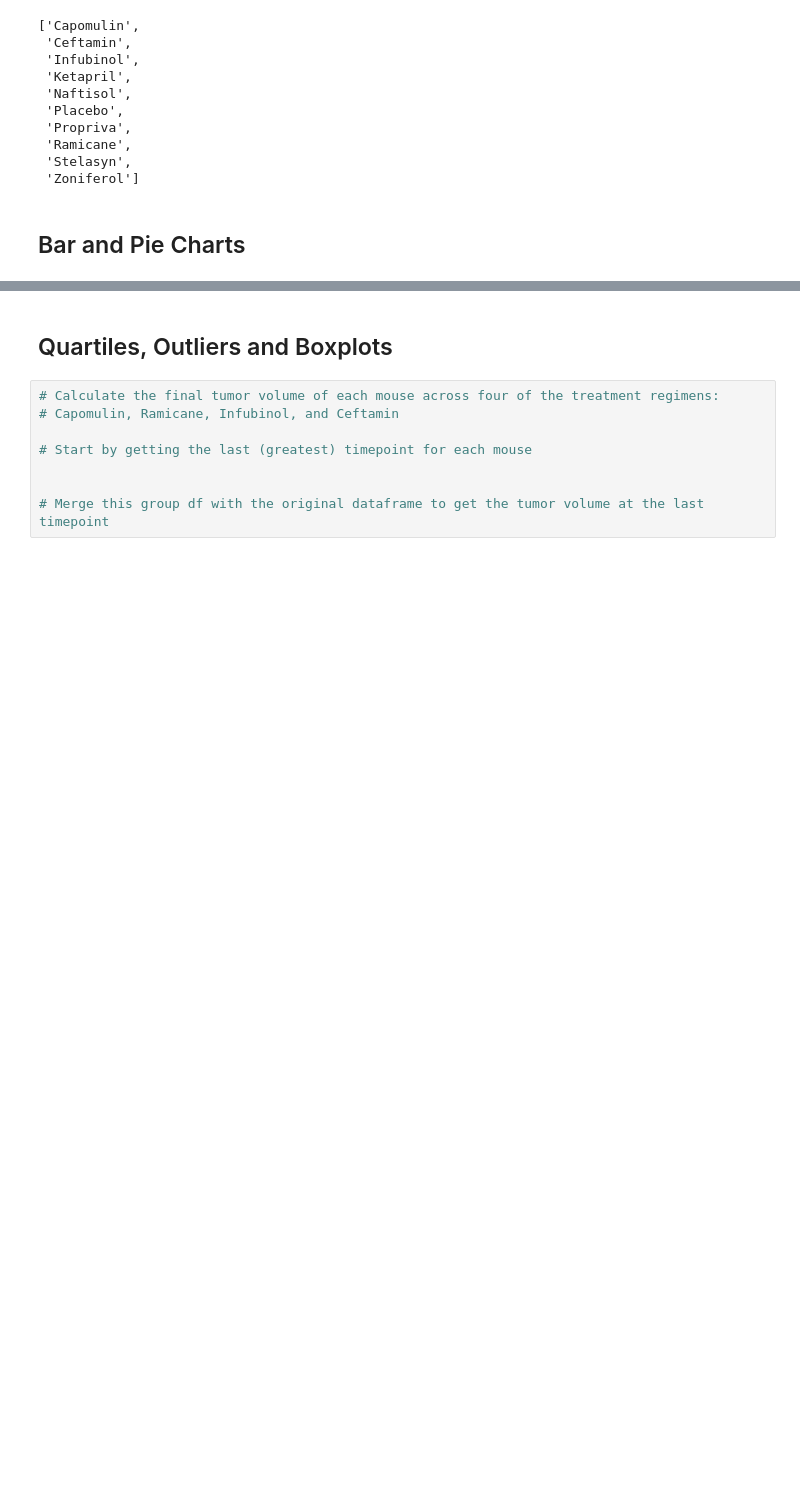
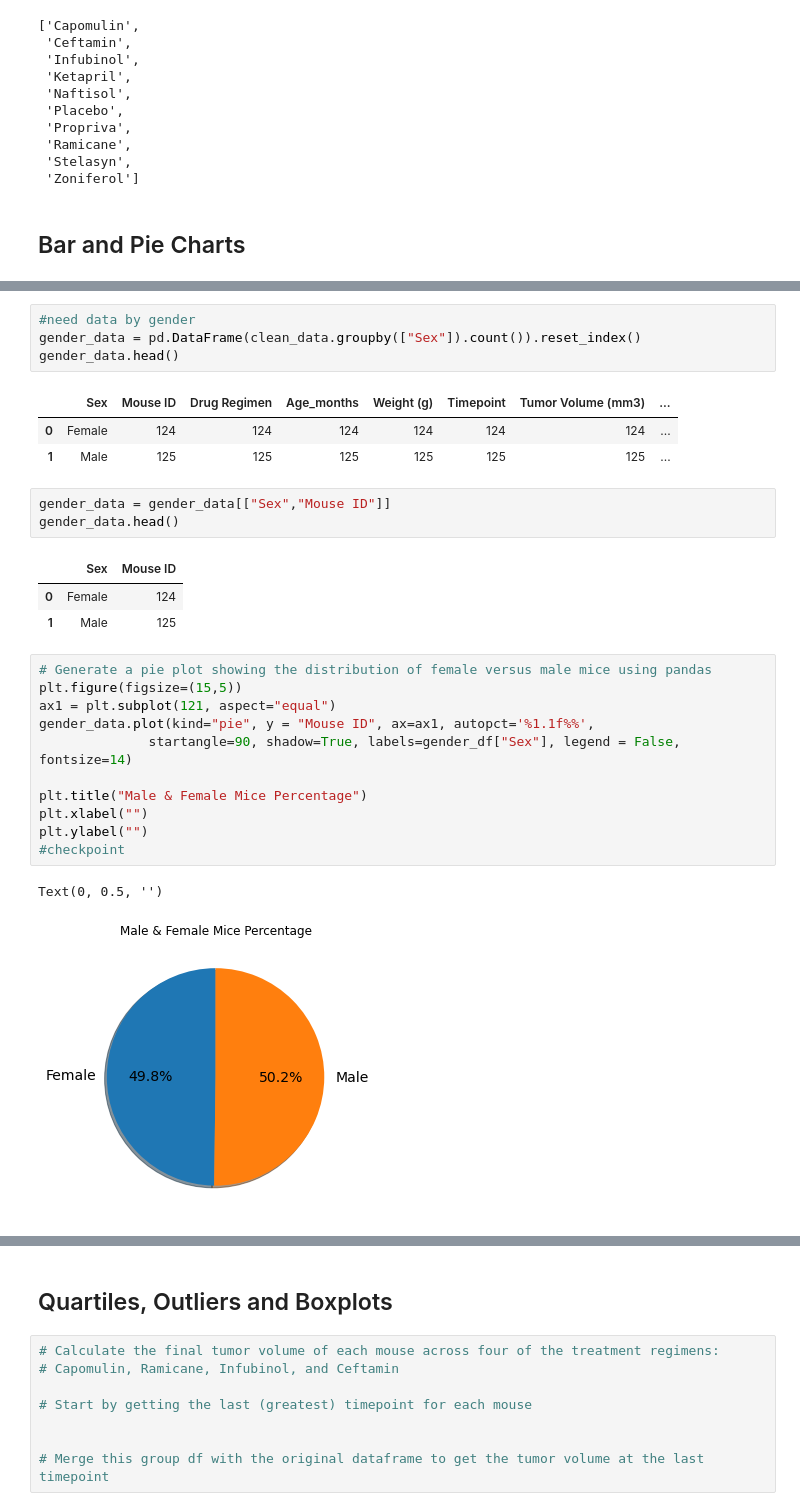
Before and after one commit to DrummerGirlLB/Matplotlib-Homework, a Jupyter notebook: Pymaceuticals/pymaceuticals_starter.ipynb, the cells around one changed output, grey strips where cells are left out. Saved outputs shown, nothing was run; the diff lists cells and outputs as text; blank space fills up the shorter version.

```diff
--- a/Pymaceuticals/pymaceuticals_starter.ipynb
+++ b/Pymaceuticals/pymaceuticals_starter.ipynb
@@ -240,0 +255,29 @@ Text(0, 0.5, '# of Treatments')
+# %%
+#need data by gender
+gender_data = pd.DataFrame(clean_data.groupby(["Sex"]).count()).reset_index()
+gender_data.head()
+# %% [output]
+|  | Sex | Mouse ID | Drug Regimen | Age_months | Weight (g) | Timepoint | Tumor Volume (mm3) | ... |
+| 0 | Female | 124 | 124 | 124 | 124 | 124 | 124 | ... |
+| 1 | Male | 125 | 125 | 125 | 125 | 125 | 125 | ... |
+# %%
+gender_data = gender_data[["Sex","Mouse ID"]]
+gender_data.head()
+# %% [output]
+|  | Sex | Mouse ID |
+| 0 | Female | 124 |
+| 1 | Male | 125 |
+# %%
+# Generate a pie plot showing the distribution of female versus male mice using pandas
+plt.figure(figsize=(15,5))
+ax1 = plt.subplot(121, aspect="equal")
+gender_data.plot(kind="pie", y = "Mouse ID", ax=ax1, autopct='%1.1f%%',
+              startangle=90, shadow=True, labels=gender_df["Sex"], legend = False, fontsize=14)
+
+plt.title("Male & Female Mice Percentage")
+plt.xlabel("")
+plt.ylabel("")
+#checkpoint
+# %% [output]
+Text(0, 0.5, '')
+[figure, added]
```
Also changed, not shown: parts of 7 cells of this notebook.
